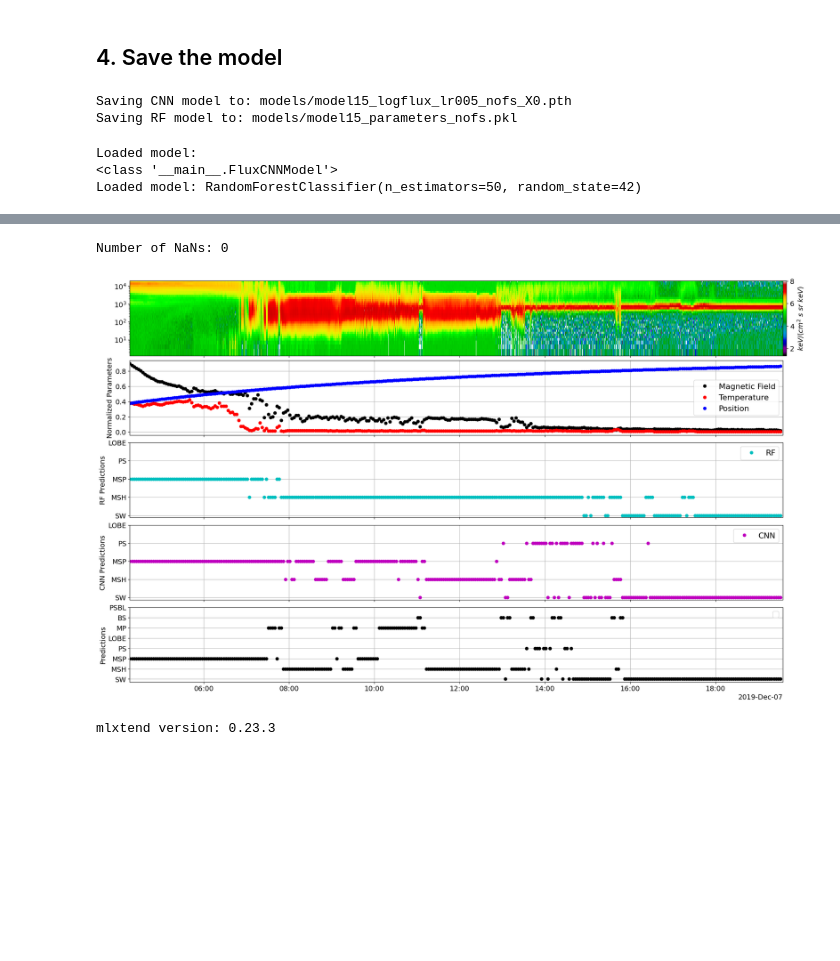
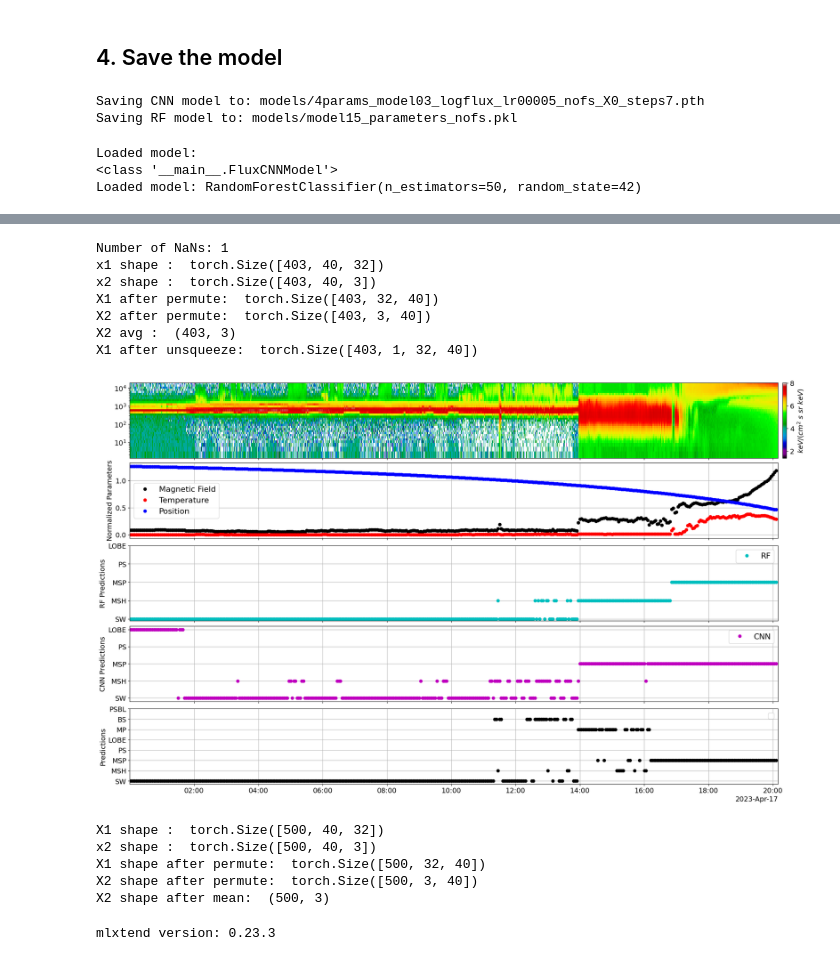
Before and after one commit to nargesahmadi/Magnetospheric-Regions, a Jupyter notebook: main_CNNRF-noFS.ipynb, the cells around one changed output, grey strips where cells are left out. Cells and saved outputs as stored; diff of their text form; code cells hidden in the pictures; blank space fills up the shorter version.

Commit message:
saving a version

```diff
--- a/main_CNNRF-noFS.ipynb
+++ b/main_CNNRF-noFS.ipynb
@@ -711,7 +711,7 @@ MODEL_PATH.mkdir(parents=True, # create parent directories if needed
 )
 
 # Create cnn model save path
-CNN_MODEL_NAME = "model15_logflux_lr005_nofs_X0.pth"
+CNN_MODEL_NAME = "4params_model03_logflux_lr00005_nofs_X0_steps7.pth" #"model15_logflux_lr005_nofs_X0.pth"
 CNN_MODEL_SAVE_PATH = MODEL_PATH / CNN_MODEL_NAME
 
 # Save the cnn model state dict
@@ -728,7 +728,7 @@ RF_MODEL_SAVE_PATH = MODEL_PATH / RF_MODEL_NAME
 joblib.dump(rf, RF_MODEL_SAVE_PATH )
 print(f"Saving RF model to: {RF_MODEL_SAVE_PATH}")
 # %% [output]
-Saving CNN model to: models/model15_logflux_lr005_nofs_X0.pth
+Saving CNN model to: models/4params_model03_logflux_lr00005_nofs_X0_steps7.pth
 Saving RF model to: models/model15_parameters_nofs.pkl
 # %%
 # # Instantiate a fresh instance of multiinputmodel
@@ -865,14 +865,21 @@ def predictions_cnn_rf(cnn_model:torch.nn.Module, rf_model, trange):
     # min_vals_X2 = torch.tensor([  0.3847,  45.2129, -24.1444])
     # max_vals_X2 = torch.tensor([   86.2452, 10419.9775,    12.7759])
     # smaller 100 model
+    # min_vals_X1 = torch.tensor(0.)
+    # max_vals_X1 = torch.tensor(8.1959)
+    # min_vals_X2 = torch.tensor([  0.6576,  19.5559, -23.5244])
+    # max_vals_X2 = torch.tensor([   85.0814, 10612.0547,    16.6774])
+
+    # # 200 sample model
     min_vals_X1 = torch.tensor(0.)
-    max_vals_X1 = torch.tensor(8.1959)
-    min_vals_X2 = torch.tensor([  0.6576,  19.5559, -23.5244])
-    max_vals_X2 = torch.tensor([   85.0814, 10612.0547,    16.6774])
+    max_vals_X1 = torch.tensor(8.0439)
+    min_vals_X2 = torch.tensor([  0.3847, 45.2129, -24.1444])
+    max_vals_X2 = torch.tensor([   86.2452, 10419.9775,    12.7759])
 
     PARAM_SIZE = 3
 
     X1_tensor_test = (X1_tensor_test - min_vals_X1) / ( max_vals_X1 - min_vals_X1)
+    print('x1 shape : ', X1_tensor_test.shape)
 
     def normalize_preserve_zero(tensor, min_val=None, max_val=None):
         """
@@ -908,6 +915,7 @@ def predictions_cnn_rf(cnn_model:torch.nn.Module, rf_model, trange):
         normalized[positive_mask] = tensor[positive_mask] / abs_max
 
         return normalized
+    print('x2 shape : ', X2_tensor_test.shape)
 
     for i in range(0,PARAM_SIZE-1):
         X2_tensor_test[:,:,i] = (X2_tensor_test[:,:,i] - min_vals_X2[i]) / ( max_vals_X2[i] - min_vals_X2[i])
@@ -916,13 +924,16 @@ def predictions_cnn_rf(cnn_model:torch.nn.Module, rf_model, trange):
 
     # change to color, height, width, torch format
     X1_tensor_test = torch.permute(X1_tensor_test, (0, 2, 1))
-    # X1_tensor_test.size()
+    print('X1 after permute: ', X1_tensor_test.shape)
 
     X2_tensor_test = torch.permute(X2_tensor_test, (0, 2, 1))
+    print('X2 after permute: ', X2_tensor_test.shape)
+
     X2_test_avg = np.array(X2_tensor_test.mean(axis=2))     # shape becomes (length, 3)
-
+    print('X2 avg : ', X2_test_avg.shape)
 
     X1_tensor_test = X1_tensor_test.unsqueeze(dim=1)
+    print('X1 after unsqueeze: ', X1_tensor_test.shape)
 
     # Make predictions with trained model
     from tqdm.auto import tqdm
@@ -939,7 +950,7 @@ def predictions_cnn_rf(cnn_model:torch.nn.Module, rf_model, trange):
 
             y_logit = cnn_model(batch_X1)
             y_cnn = torch.softmax(y_logit, dim=1)
-
+            # print(y_cnn)
             y_pred_cnn.append(y_cnn)
 
 
@@ -1095,9 +1106,9 @@ def predictions_cnn_rf(cnn_model:torch.nn.Module, rf_model, trange):
 # predict.predictions_cnn_rf(model, rf, trange)
 
 # trange = ['2019-11-09/00:05:00', '2019-11-09/23:59:00']
-trange = ['2019-12-07/00:05:00', '2019-12-07/23:59:00']
+# trange = ['2019-12-07/00:05:00', '2019-12-07/23:59:00']
 # trange = ['2022-01-09/00:00:00', '2022-01-09/23:59:00']
-# trange = ['2023-04-17/00:00:00', '2023-04-17/23:59:00']
+trange = ['2023-04-17/00:00:00', '2023-04-17/23:59:00']
 # trange = ['2023-05-02/00:00:00', '2023-05-02/23:59:00']
 # trange = ['2025-03-10/00:00:00', '2025-03-10/23:59:00']
 # trange = ['2017-01-31/00:00:00', '2017-01-31/23:59:00']
@@ -1133,5 +1147,11 @@ predictions_cnn_rf(model, rf, trange)
-Number of NaNs: 0
+Number of NaNs: 1
+x1 shape :  torch.Size([403, 40, 32])
+x2 shape :  torch.Size([403, 40, 3])
+X1 after permute:  torch.Size([403, 32, 40])
+X2 after permute:  torch.Size([403, 3, 40])
+X2 avg :  (403, 3)
+X1 after unsqueeze:  torch.Size([403, 1, 32, 40])
-[figure, old version]
+[figure, new version]
 # %%
 with h5py.File('../test_data2.h5', 'r') as f:
     flux = f['flux'][:]
@@ -1171,6 +1191,7 @@ max_vals_X2 = torch.tensor([   85.0814, 10612.0547,    16.6774])
 PARAM_SIZE = 3
 
 X1_tensor_test = (X1_tensor_test - min_vals_X1) / ( max_vals_X1 - min_vals_X1)
+print('X1 shape : ', X1_tensor_test.shape)
 
 
 # for i in range(0,PARAM_SIZE):
@@ -1184,13 +1205,16 @@ for i in range(0,PARAM_SIZE-1):
     X2_tensor_test[:,:,i] = (X2_tensor_test[:,:,i] - min_vals_X2[i]) / ( max_vals_X2[i] - min_vals_X2[i])
 
 X2_tensor_test[:,:,2] = normalize_preserve_zero(X2_tensor_test[:,:,2], min_vals_X2[2],max_vals_X2[2])
+print('x2 shape : ', X2_tensor_test.shape)
 
 # change to color, height, width, torch format
 X1_tensor_test = torch.permute(X1_tensor_test, (0, 2, 1))
+print('X1 shape after permute: ', X1_tensor_test.shape)
 
 X2_tensor_test = torch.permute(X2_tensor_test, (0, 2, 1))
+print('X2 shape after permute: ', X2_tensor_test.shape)
 X2_test_avg = np.array(X2_tensor_test.mean(axis=2))     # shape becomes (length, 3)
-
+print('X2 shape after mean: ', X2_test_avg.shape)
 
 X1_tensor_test = X1_tensor_test.unsqueeze(dim=1)
 
@@ -1245,6 +1269,12 @@ y_pred_numpy = np.argmax(combined_output, axis=1)
 
 y_pred_tensor = torch.Tensor(y_pred_numpy)
 # y_pred_tensor
+# %% [output]
+X1 shape :  torch.Size([500, 40, 32])
+x2 shape :  torch.Size([500, 40, 3])
+X1 shape after permute:  torch.Size([500, 32, 40])
+X2 shape after permute:  torch.Size([500, 3, 40])
+X2 shape after mean:  (500, 3)
 # %%
 import matplotlib.pyplot as plt
 import torchmetrics, mlxtend
```
Also changed, not shown: parts of 6 cells of this notebook.
